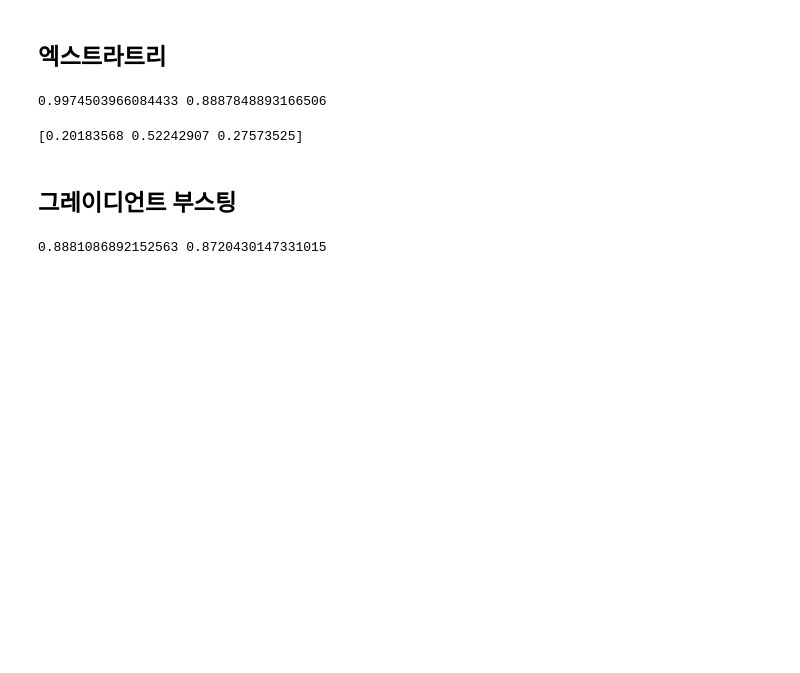
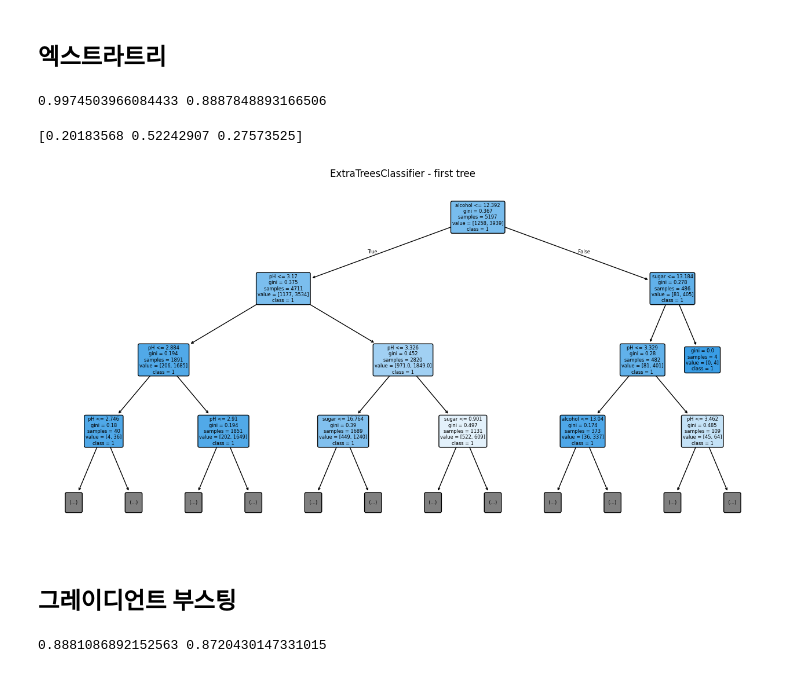
Before and after one commit to keehyun2/TestPy, a Jupyter notebook: colab/5-3-v2.ipynb, the cells around one changed output. Saved outputs shown, nothing was run; the diff lists cells and outputs as text; code cells hidden in the pictures; blank space fills up the shorter version.

```diff
--- a/colab/5-3-v2.ipynb
+++ b/colab/5-3-v2.ipynb
@@ -69,6 +73,25 @@ et.fit(train_input, train_target)
 print(et.feature_importances_)
 # %% [output]
 [0.20183568 0.52242907 0.27573525]
+# %%
+from sklearn.ensemble import ExtraTreesClassifier
+from sklearn.datasets import load_wine
+from sklearn.preprocessing import StandardScaler
+from sklearn.tree import plot_tree
+import matplotlib.pyplot as plt
+
+# 첫 번째 트리 시각화
+plt.figure(figsize=(16, 8))
+plot_tree(et.estimators_[0],
+          feature_names=['alcohol', 'sugar', 'pH'],
+          class_names=['0','1'],
+          filled=True,
+          rounded=True,
+          max_depth=3)
+plt.title("ExtraTreesClassifier - first tree")
+plt.show()
+# %% [output]
+[figure, added]
 # %% [markdown]
 ## 그레이디언트 부스팅
 # %%
```
Also changed, not shown: parts of 4 cells of this notebook.
